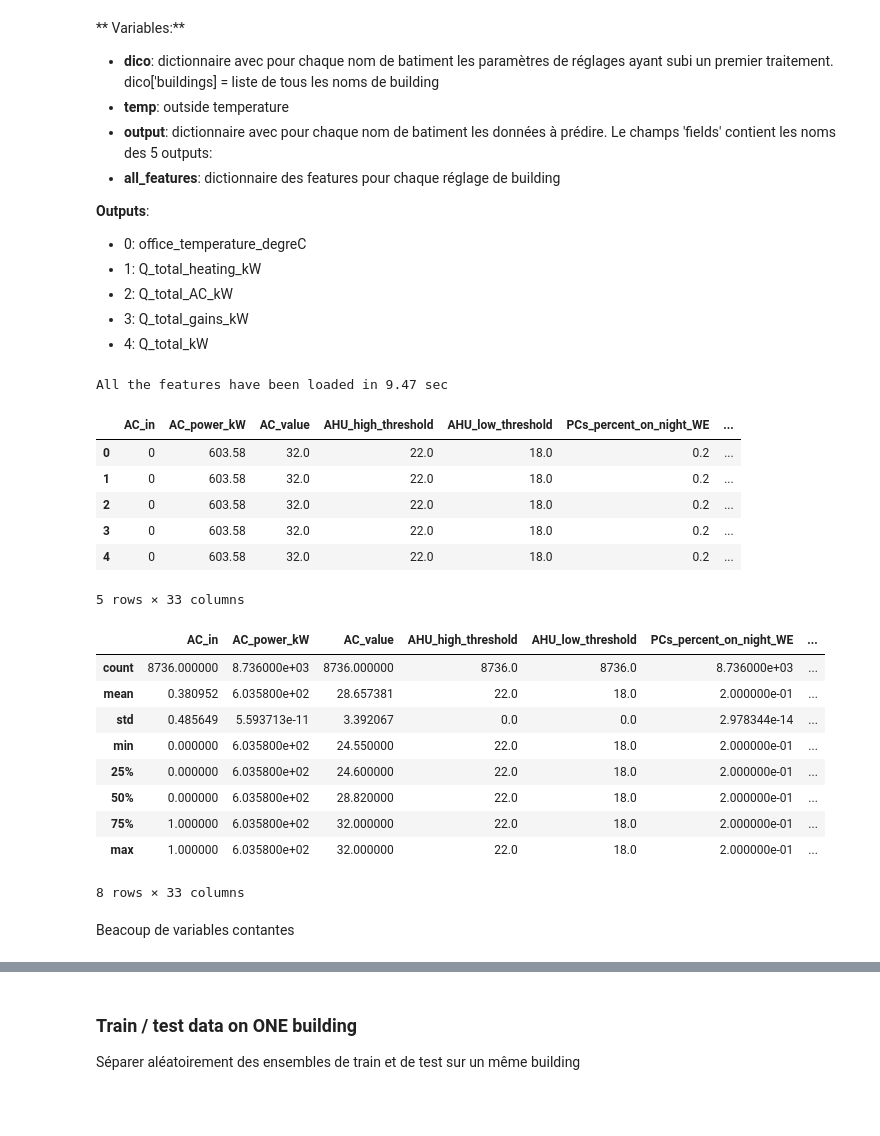
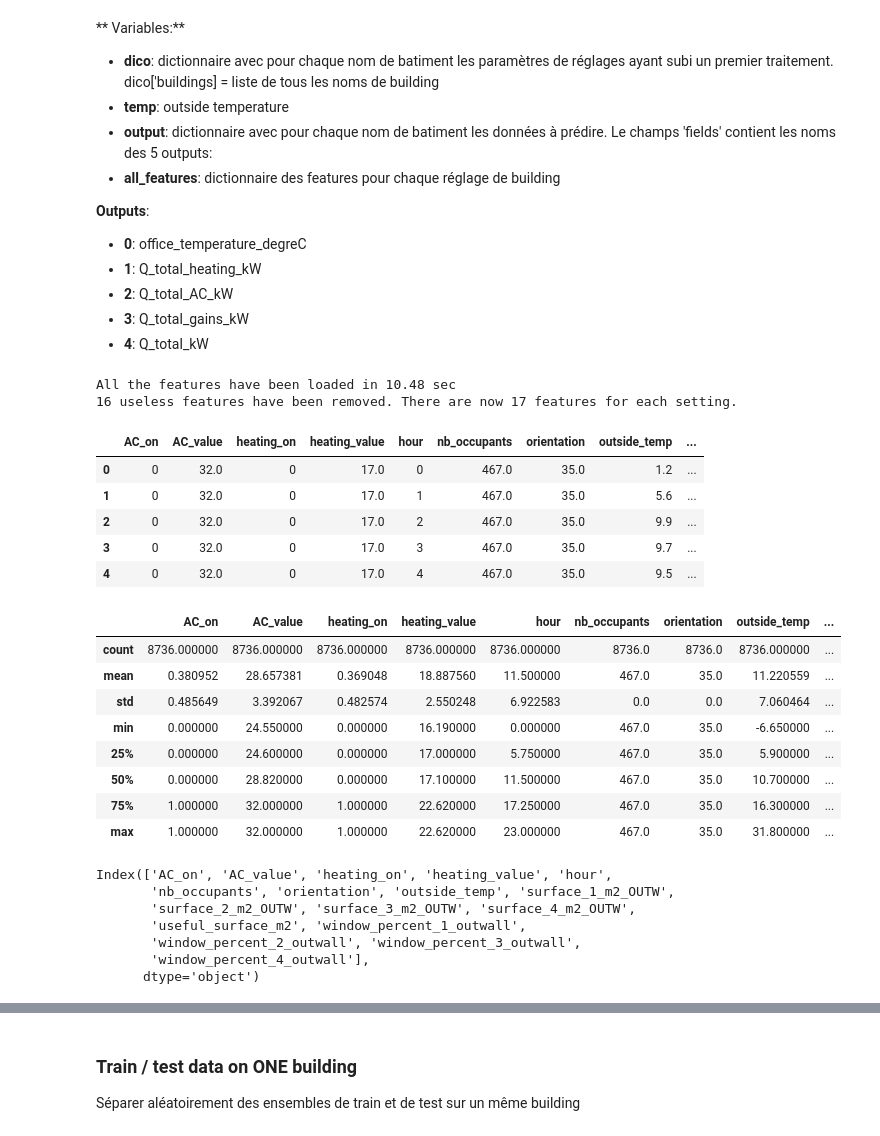
Before and after one commit to adelegi/Challenge_ENS, a Jupyter notebook: Prediction_AC_adele.ipynb, the cells around one changed output, grey strips where cells are left out. Drawn from its saved outputs; the diff is of its cells as text; code cells hidden in the pictures; blank space fills up the shorter version.

```diff
--- a/Prediction_AC_adele.ipynb
+++ b/Prediction_AC_adele.ipynb
@@ -21,35 +21,42 @@ output = data.load_output_data('data/challenge_output.csv', temp, dico)
 * **all_features**: dictionnaire des features pour chaque réglage de building
 
 **Outputs**:
-* 0: office_temperature_degreC
-* 1: Q_total_heating_kW
-* 2: Q_total_AC_kW
-* 3: Q_total_gains_kW
-* 4: Q_total_kW
+* **0**: office_temperature_degreC
+* **1**: Q_total_heating_kW
+* **2**: Q_total_AC_kW
+* **3**: Q_total_gains_kW
+* **4**: Q_total_kW
 # %%
-all_features = features_adele.load_all_features(dico, temp)
+all_features = features.load_all_features(dico, temp, remove_useless=True)
 all_features['building_10_0'].head()
 # %% [output]
-All the features have been loaded in 9.47 sec
+All the features have been loaded in 10.48 sec
+16 useless features have been removed. There are now 17 features for each setting.
-|  | AC_in | AC_power_kW | AC_value | AHU_high_threshold | AHU_low_threshold | PCs_percent_on_night_WE | ... |
-| 0 | 0 | 603.58 | 32.0 | 22.0 | 18.0 | 0.2 | ... |
-| 1 | 0 | 603.58 | 32.0 | 22.0 | 18.0 | 0.2 | ... |
-| 2 | 0 | 603.58 | 32.0 | 22.0 | 18.0 | 0.2 | ... |
-| 3 | 0 | 603.58 | 32.0 | 22.0 | 18.0 | 0.2 | ... |
-| 4 | 0 | 603.58 | 32.0 | 22.0 | 18.0 | 0.2 | ... |
+|  | AC_on | AC_value | heating_on | heating_value | hour | nb_occupants | orientation | outside_temp | ... |
+| 0 | 0 | 32.0 | 0 | 17.0 | 0 | 467.0 | 35.0 | 1.2 | ... |
+| 1 | 0 | 32.0 | 0 | 17.0 | 1 | 467.0 | 35.0 | 5.6 | ... |
+| 2 | 0 | 32.0 | 0 | 17.0 | 2 | 467.0 | 35.0 | 9.9 | ... |
+| 3 | 0 | 32.0 | 0 | 17.0 | 3 | 467.0 | 35.0 | 9.7 | ... |
+| 4 | 0 | 32.0 | 0 | 17.0 | 4 | 467.0 | 35.0 | 9.5 | ... |
-5 rows × 33 columns
 # %%
 all_features['building_10_0'].describe()
 # %% [output]
-|  | AC_in | AC_power_kW | AC_value | AHU_high_threshold | AHU_low_threshold | PCs_percent_on_night_WE | ... |
-| count | 8736.000000 | 8.736000e+03 | 8736.000000 | 8736.0 | 8736.0 | 8.736000e+03 | ... |
-| mean | 0.380952 | 6.035800e+02 | 28.657381 | 22.0 | 18.0 | 2.000000e-01 | ... |
-| std | 0.485649 | 5.593713e-11 | 3.392067 | 0.0 | 0.0 | 2.978344e-14 | ... |
-| min | 0.000000 | 6.035800e+02 | 24.550000 | 22.0 | 18.0 | 2.000000e-01 | ... |
-| 25% | 0.000000 | 6.035800e+02 | 24.600000 | 22.0 | 18.0 | 2.000000e-01 | ... |
-| 50% | 0.000000 | 6.035800e+02 | 28.820000 | 22.0 | 18.0 | 2.000000e-01 | ... |
-| 75% | 1.000000 | 6.035800e+02 | 32.000000 | 22.0 | 18.0 | 2.000000e-01 | ... |
-| max | 1.000000 | 6.035800e+02 | 32.000000 | 22.0 | 18.0 | 2.000000e-01 | ... |
+|  | AC_on | AC_value | heating_on | heating_value | hour | nb_occupants | orientation | outside_temp | ... |
+| count | 8736.000000 | 8736.000000 | 8736.000000 | 8736.000000 | 8736.000000 | 8736.0 | 8736.0 | 8736.000000 | ... |
+| mean | 0.380952 | 28.657381 | 0.369048 | 18.887560 | 11.500000 | 467.0 | 35.0 | 11.220559 | ... |
+| std | 0.485649 | 3.392067 | 0.482574 | 2.550248 | 6.922583 | 0.0 | 0.0 | 7.060464 | ... |
+| min | 0.000000 | 24.550000 | 0.000000 | 16.190000 | 0.000000 | 467.0 | 35.0 | -6.650000 | ... |
+| 25% | 0.000000 | 24.600000 | 0.000000 | 17.000000 | 5.750000 | 467.0 | 35.0 | 5.900000 | ... |
+| 50% | 0.000000 | 28.820000 | 0.000000 | 17.100000 | 11.500000 | 467.0 | 35.0 | 10.700000 | ... |
+| 75% | 1.000000 | 32.000000 | 1.000000 | 22.620000 | 17.250000 | 467.0 | 35.0 | 16.300000 | ... |
+| max | 1.000000 | 32.000000 | 1.000000 | 22.620000 | 23.000000 | 467.0 | 35.0 | 31.800000 | ... |
-8 rows × 33 columns
-# %% [markdown]
-Beacoup de variables contantes
+# %%
+all_features['building_10_0'].columns
+# %% [output]
+Index(['AC_on', 'AC_value', 'heating_on', 'heating_value', 'hour',
+       'nb_occupants', 'orientation', 'outside_temp', 'surface_1_m2_OUTW',
+       'surface_2_m2_OUTW', 'surface_3_m2_OUTW', 'surface_4_m2_OUTW',
+       'useful_surface_m2', 'window_percent_1_outwall',
+       'window_percent_2_outwall', 'window_percent_3_outwall',
+       'window_percent_4_outwall'],
+      dtype='object')
```
Also changed, not shown: parts of 22 cells of this notebook, 4 other files.
